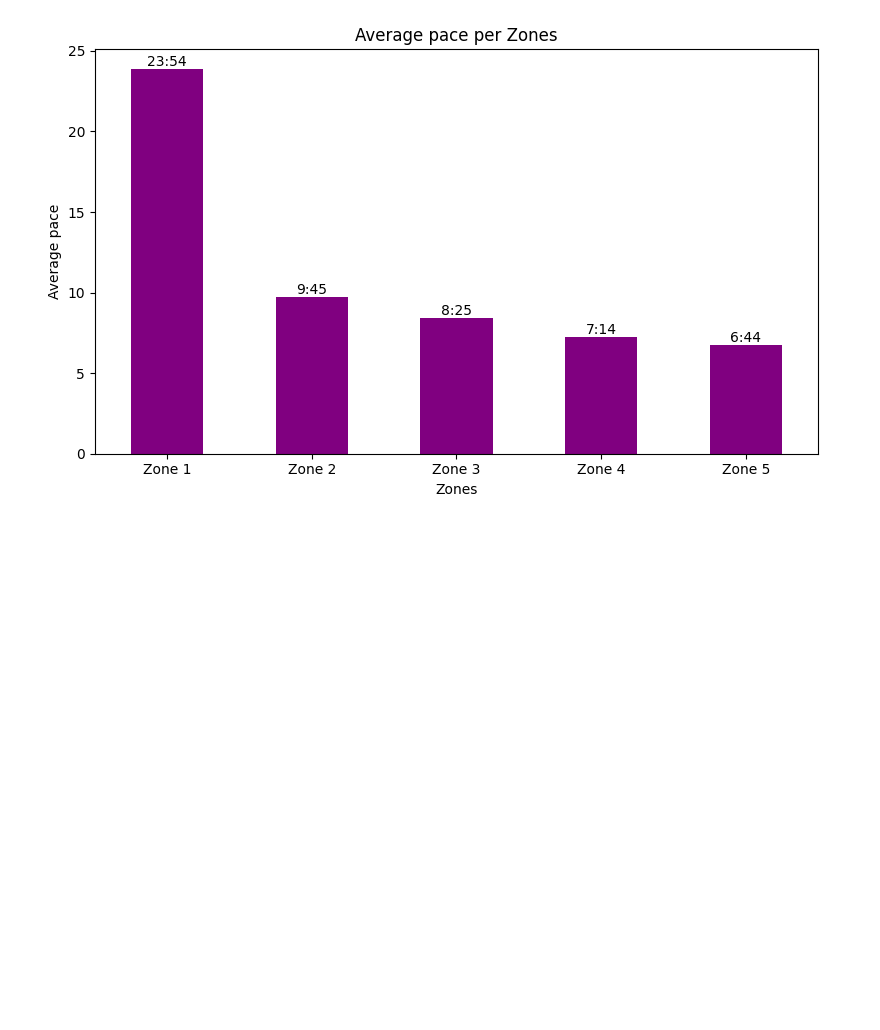
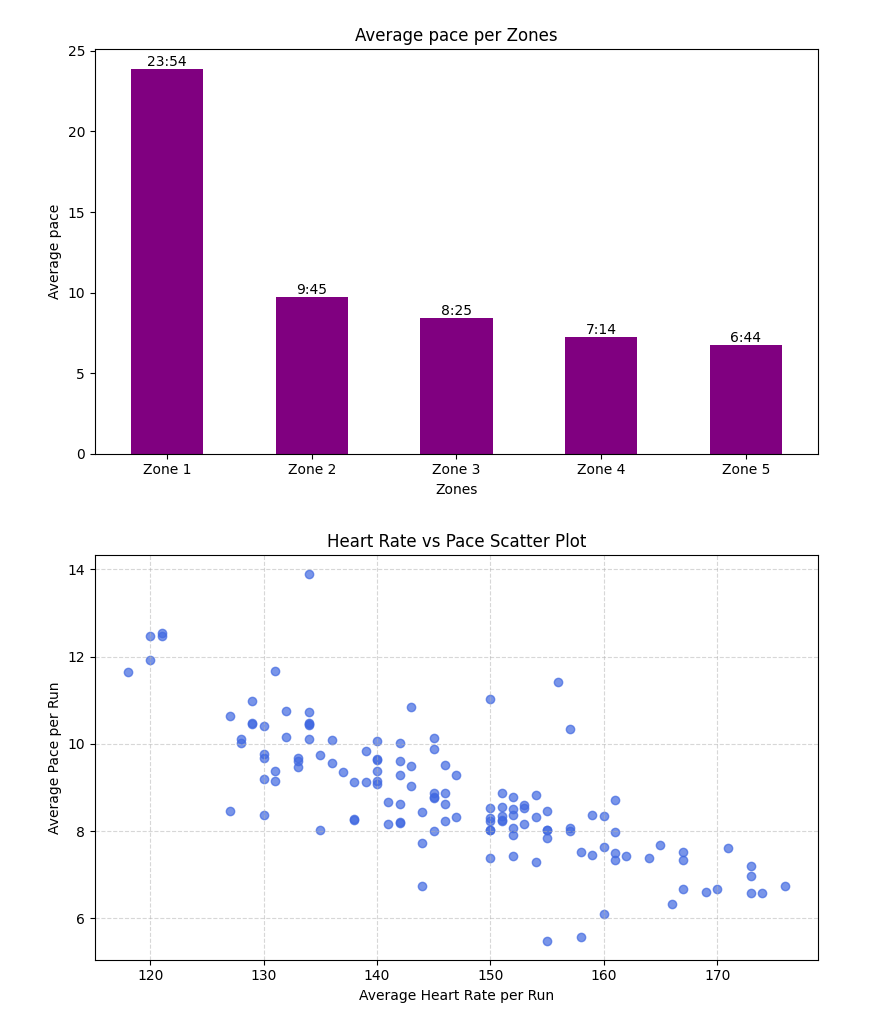
Before and after one commit to JakeBowen2005/Working_With_Garmin_Data, a Jupyter notebook: larger_dataset_visuals.ipynb, the cells around one changed output. Saved outputs shown, nothing was run; the diff lists cells and outputs as text; code cells hidden in the pictures; blank space fills up the shorter version.

Commit message:
Made a chart showing scatterplot between avg hr and avg pace, also filtered data to show runs just over 115 avg hr

```diff
--- a/larger_dataset_visuals.ipynb
+++ b/larger_dataset_visuals.ipynb
@@ -236,3 +236,19 @@ for i, value in enumerate(pace_per_zone):
     )
 # %% [output]
 [figure]
+# %%
+#Heart Rate vs Pace Scatter plot
+
+
+filtered_data = data[data["Avg HR"] > 115]
+
+plt.figure(figsize=(8,5))
+plt.scatter(x=filtered_data["Avg HR"], y=filtered_data["Avg Pace"], alpha=0.7, color="royalblue")
+plt.title("Heart Rate vs Pace Scatter Plot")
+plt.xlabel("Average Heart Rate per Run")
+plt.ylabel("Average Pace per Run")
+plt.grid(True, linestyle="--", alpha=0.5)
+plt.tight_layout()
+plt.show()
+# %% [output]
+[figure, added]
```
